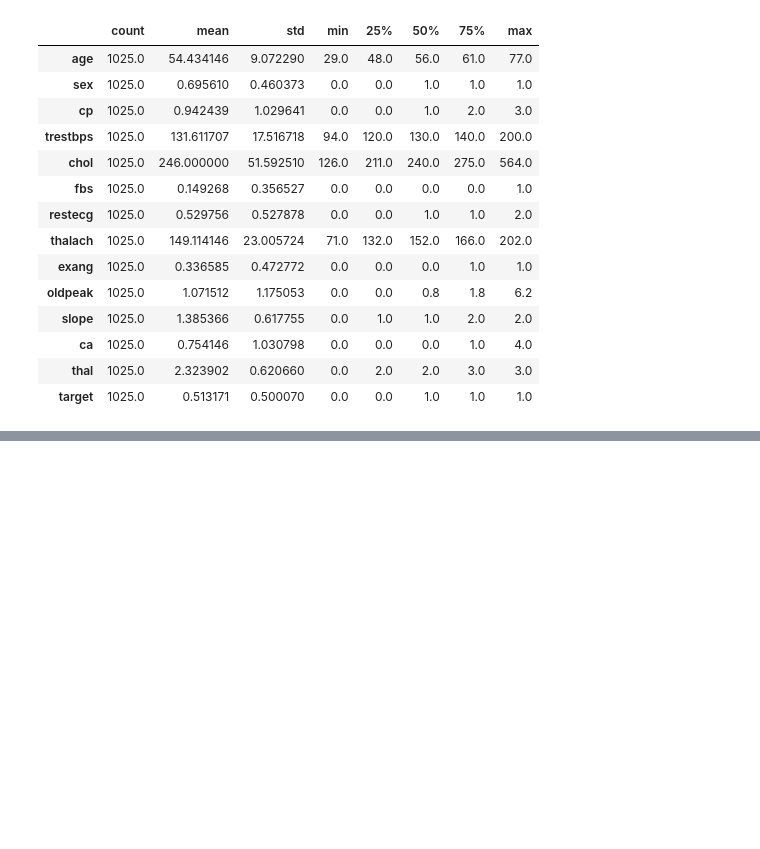
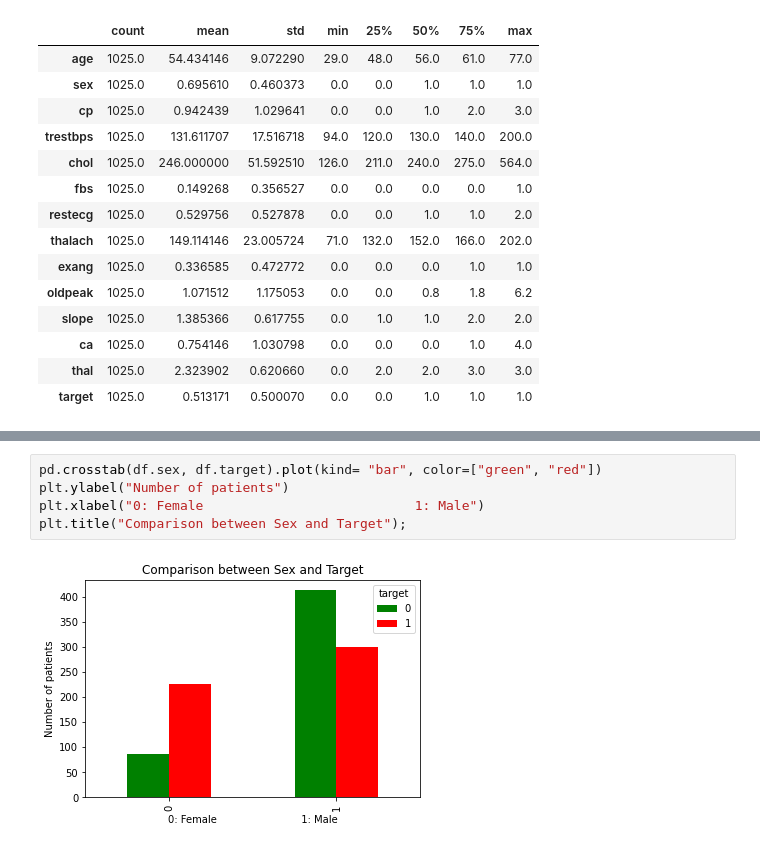
Before and after one commit to iamguptashubham/heart_disease_prediction, a Jupyter notebook: Heart_disease_prediction.ipynb, the cells around one changed output, grey strips where cells are left out. Saved outputs shown, nothing was run; the diff lists cells and outputs as text; blank space fills up the shorter version.

```diff
--- a/Heart_disease_prediction.ipynb
+++ b/Heart_disease_prediction.ipynb
@@ -161,0 +180,7 @@ df.describe().T
+# %%
+pd.crosstab(df.sex, df.target).plot(kind= "bar", color=["green", "red"])
+plt.ylabel("Number of patients")
+plt.xlabel("0: Female                           1: Male")
+plt.title("Comparison between Sex and Target");
+# %% [output]
+[figure, added]
```
Also changed, not shown: parts of 18 cells of this notebook.
